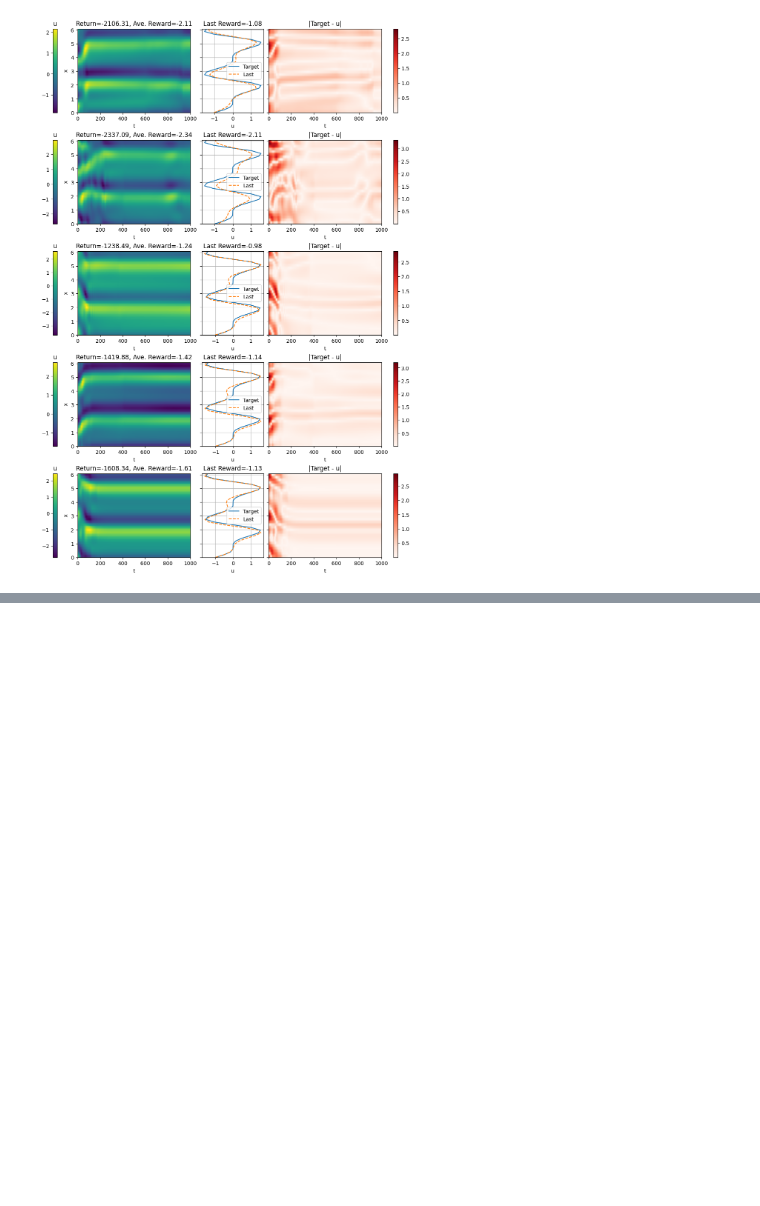
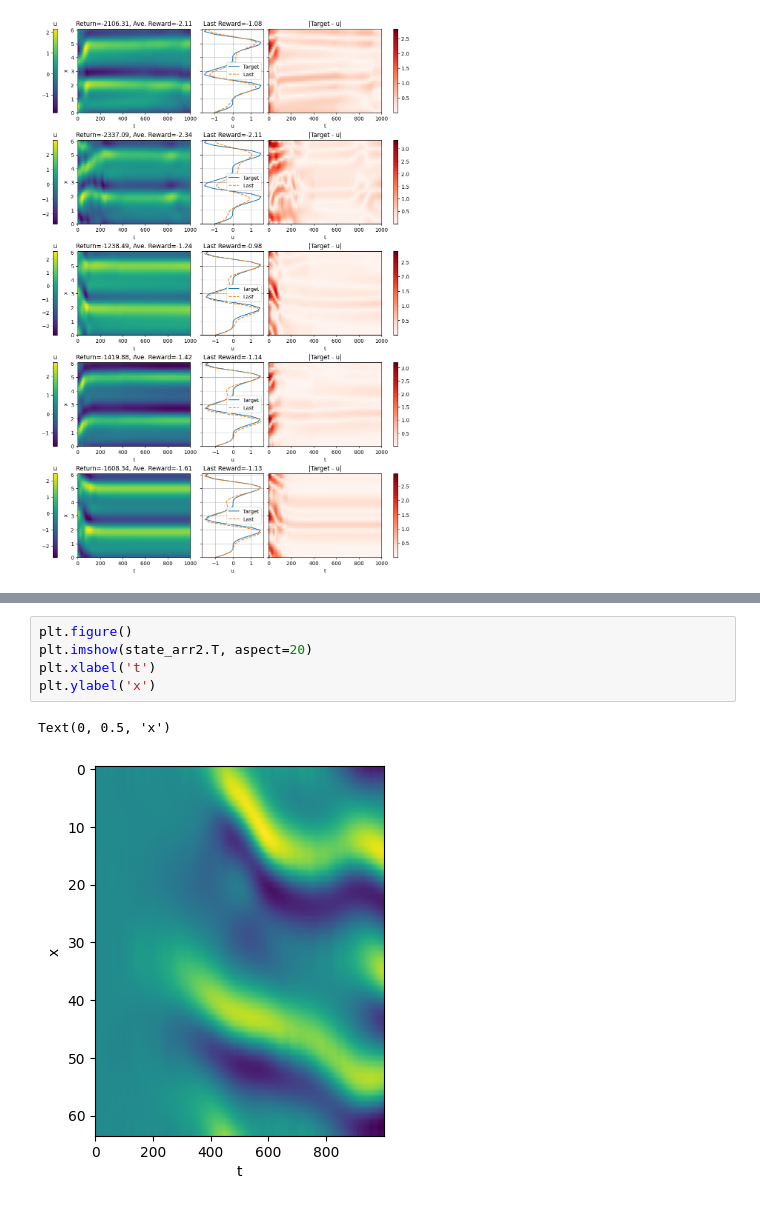
Before and after one commit to MagriLab/DA-RL, a Jupyter notebook: ks_experiment.ipynb, the cells around one changed output, grey strips where cells are left out. Cells and saved outputs as stored; diff of their text form; blank space fills up the shorter version.

```diff
--- a/ks_experiment.ipynb
+++ b/ks_experiment.ipynb
@@ -586,0 +664,8 @@ plt.show()
+# %%
+plt.figure()
+plt.imshow(state_arr2.T, aspect=20)
+plt.xlabel('t')
+plt.ylabel('x')
+# %% [output]
+Text(0, 0.5, 'x')
+[figure, added]
```
Also changed, not shown: parts of 6 cells of this notebook, 2 other files.
